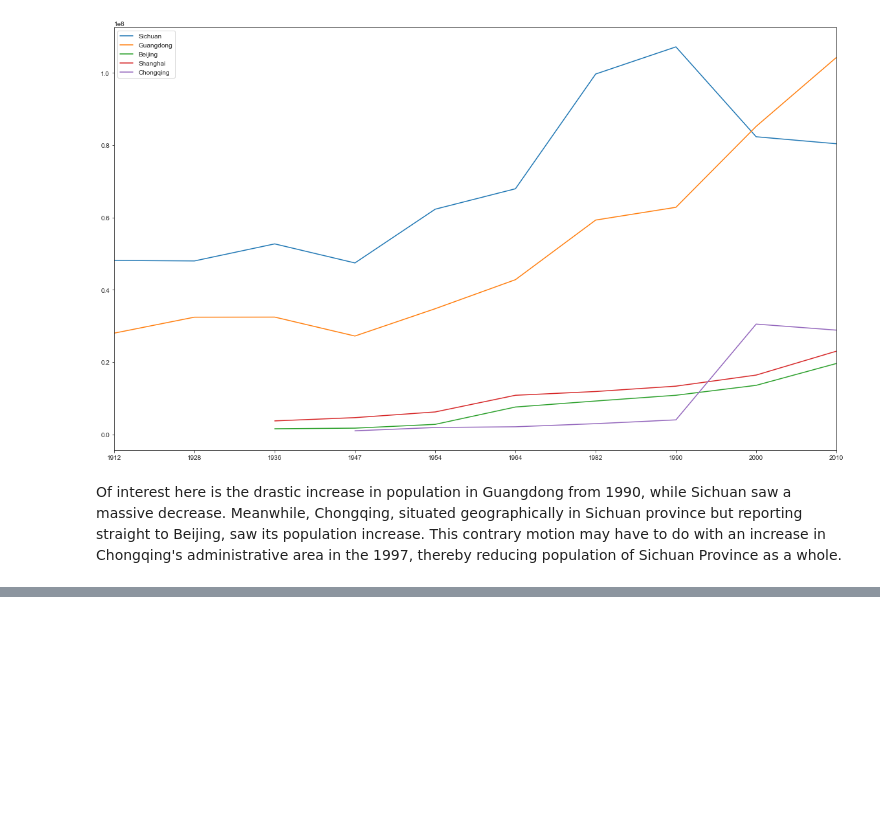
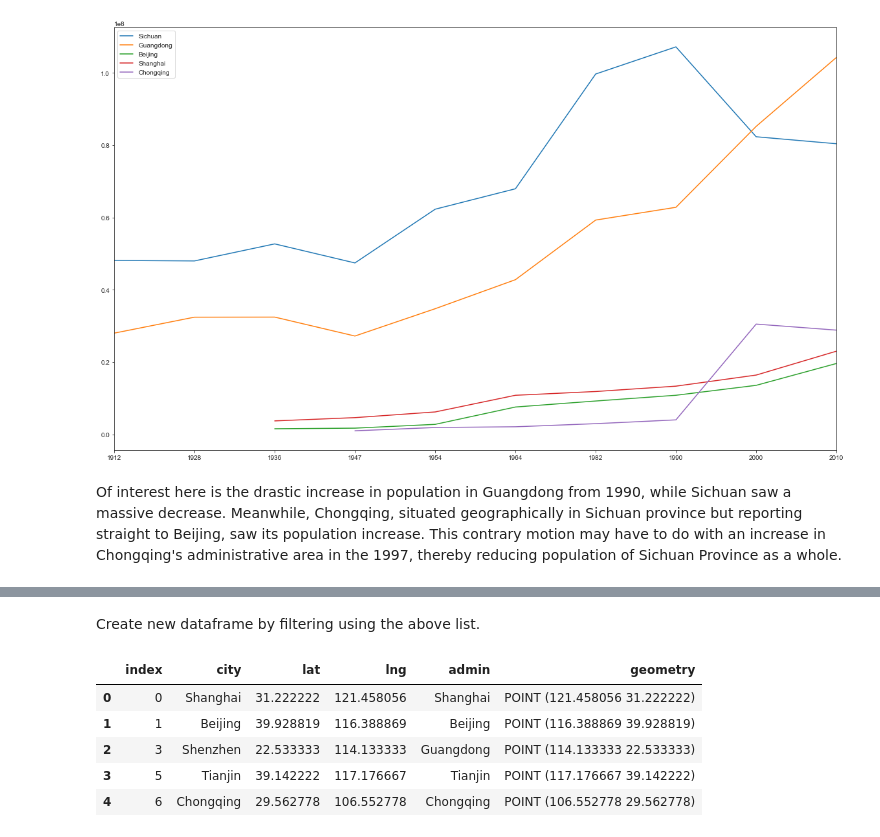
Before and after one commit to simprism/china-population-map, a Jupyter notebook: china-map.ipynb, the cells around one changed output, grey strips where cells are left out. Drawn from its saved outputs; the diff is of its cells as text; code cells hidden in the pictures; blank space fills up the shorter version.

```diff
--- a/china-map.ipynb
+++ b/china-map.ipynb
@@ -249,0 +252,12 @@ plt.axis('off')
+# %% [markdown]
+Create new dataframe by filtering using the above list.
+# %%
+df_new = city_position[city_position.city.isin(cities_wanted)].reset_index()
+df_new.head()
+# %% [output]
+|  | index | city | lat | lng | admin | geometry |
+| 0 | 0 | Shanghai | 31.222222 | 121.458056 | Shanghai | POINT (121.458056 31.222222) |
+| 1 | 1 | Beijing | 39.928819 | 116.388869 | Beijing | POINT (116.388869 39.928819) |
+| 2 | 3 | Shenzhen | 22.533333 | 114.133333 | Guangdong | POINT (114.133333 22.533333) |
+| 3 | 5 | Tianjin | 39.142222 | 117.176667 | Tianjin | POINT (117.176667 39.142222) |
+| 4 | 6 | Chongqing | 29.562778 | 106.552778 | Chongqing | POINT (106.552778 29.562778) |
```
Also changed, not shown: parts of 29 cells of this notebook.
